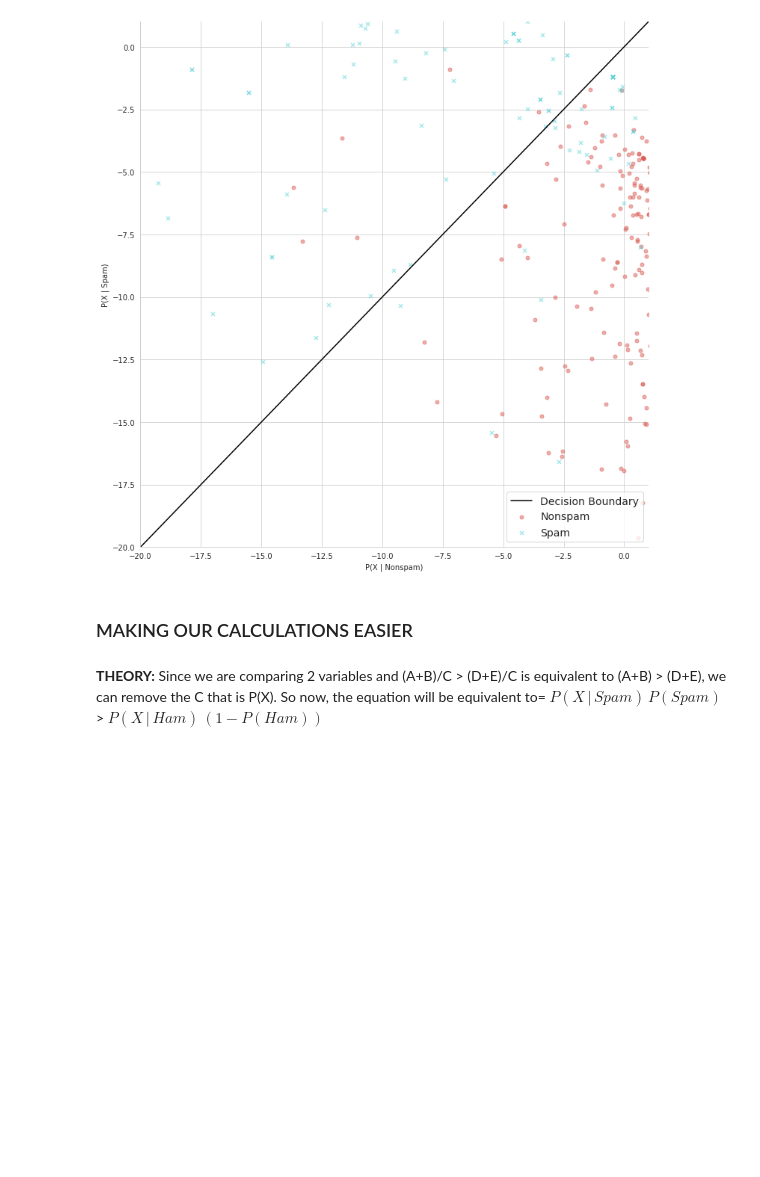
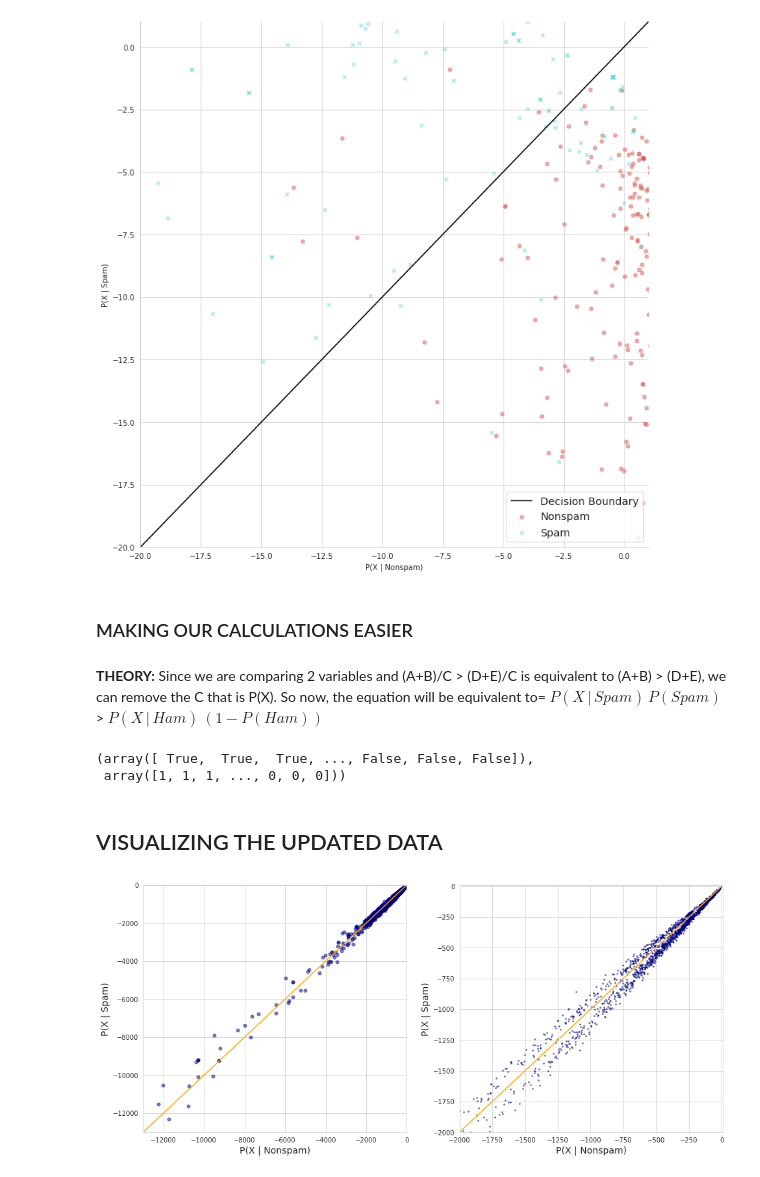
Before and after one commit to KumarGaurav20/Spam-Emails, a Jupyter notebook: Testing_Our_Model.ipynb, the cells around one changed output. Drawn from its saved outputs; the diff is of its cells as text; code cells hidden in the pictures; blank space fills up the shorter version.

Commit message:
VERSION 6: VISUALIZATION OF A UPDATED DATA

```diff
--- a/Testing_Our_Model.ipynb
+++ b/Testing_Our_Model.ipynb
@@ -190,3 +190,6 @@ plt.show()
 # %% [markdown]
 **THEORY:** Since we are comparing 2 variables and (A+B)/C > (D+E)/C is equivalent to (A+B) > (D+E), we can remove the C that is P(X). So now, the equation will be equivalent to=
 ${P(X \, | \, Spam) \, P(Spam)}$ > ${P(X \, | \, Ham) \, (1-P(Ham))}$
+# %%
+joint_log_spam_new = X_test.dot(np.log(prob_token_spam)) + np.log(PROB_SPAM)
+joint_log_ham_new = X_test.dot(np.log(prob_token_ham)) + np.log(1-PROB_SPAM)
@@ -192,0 +198,46 @@ ${P(X \, | \, Spam) \, P(Spam)}$ > ${P(X \, | \, Ham) \, (1-P(Ham))}$
+# %%
+prediction, prediction*1
+# %% [output]
+(array([ True,  True,  True, ..., False, False, False]),
+ array([1, 1, 1, ..., 0, 0, 0]))
+# %% [markdown]
+## VISUALIZING THE UPDATED DATA
+# %%
+# Chart Styling
+sns.set_style('whitegrid')
+labels = 'Actual Category'
+
+summary_df = pd.DataFrame({yaxis_label: joint_log_spam_new, xaxis_label: joint_log_ham_new,
+                          labels: y_test})
+# %%
+plt.figure(figsize=(16, 7))
+
+# Chart Nr 1:
+plt.subplot(1, 2, 1)
+
+plt.xlabel(xaxis_label, fontsize=14)
+plt.ylabel(yaxis_label, fontsize=14)
+
+# Set scale
+plt.xlim([-13000, 1])
+plt.ylim([-13000, 1])
+
+plt.scatter(joint_log_ham_new, joint_log_spam_new, color='navy', alpha=0.5, s=25)
+plt.plot(linedata, linedata, color='orange')
+
+# Chart Nr 2:
+plt.subplot(1, 2, 2)
+
+plt.xlabel(xaxis_label, fontsize=14)
+plt.ylabel(yaxis_label, fontsize=14)
+
+# Set scale
+plt.xlim([-2000, 10])
+plt.ylim([-2000, 10])
+
+plt.scatter(joint_log_ham_new, joint_log_spam_new, color='navy', alpha=0.5, s=3)
+plt.plot(linedata, linedata, color='orange')
+
+plt.show()
+# %% [output]
+[figure, added]
```
Also changed, not shown: parts of 2 cells of this notebook.
